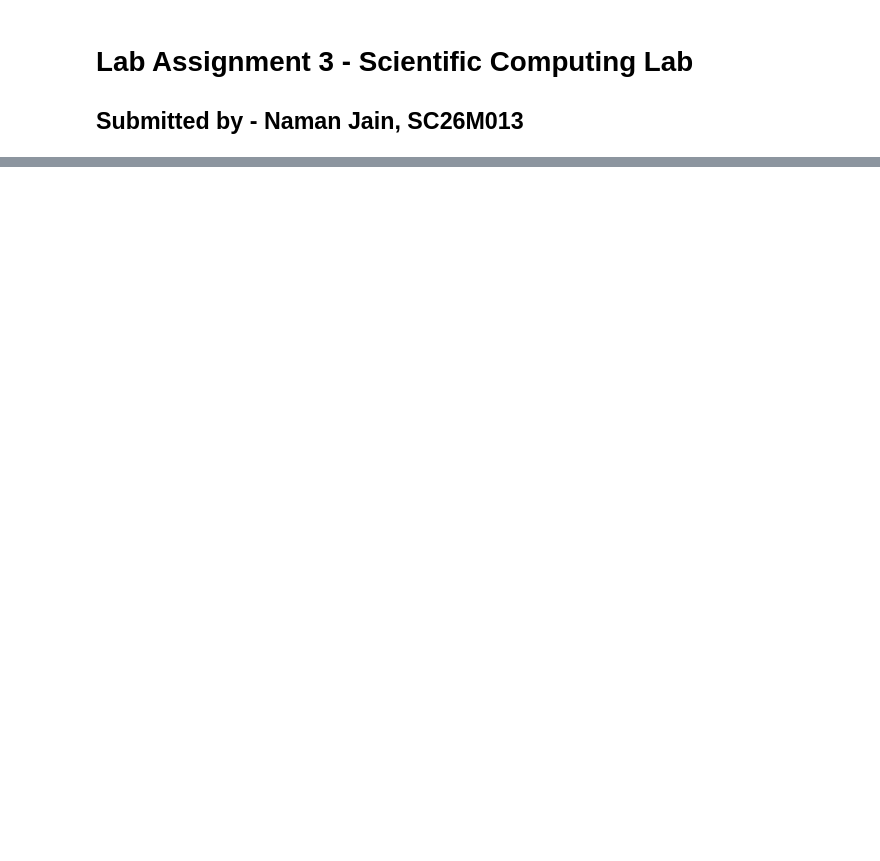
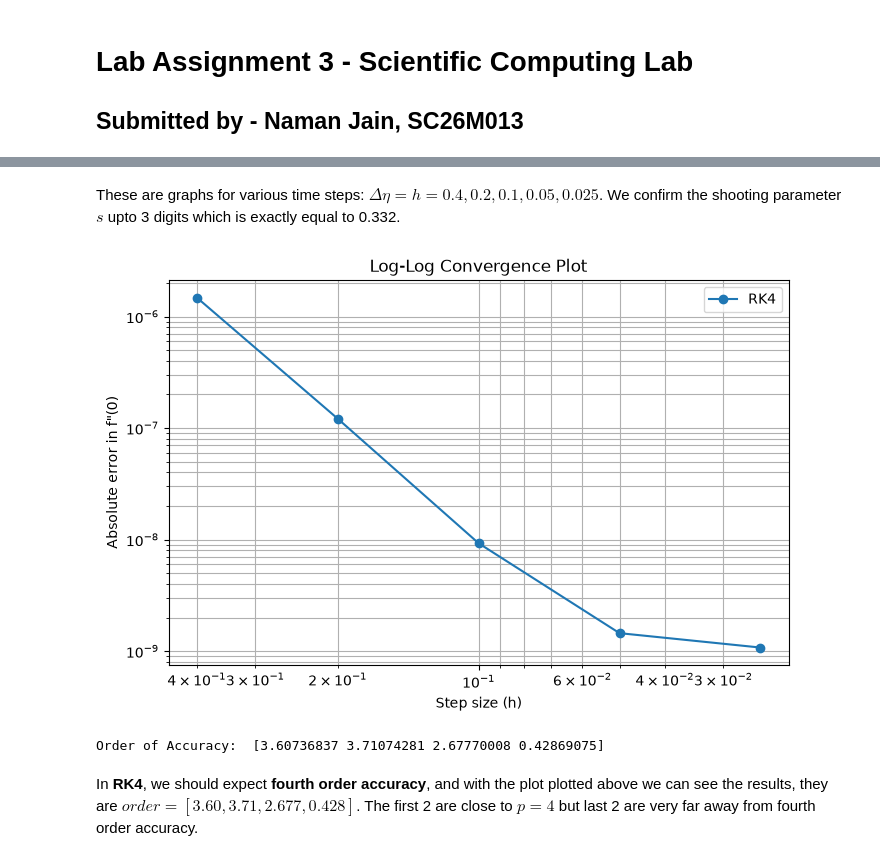
Before and after one commit to ashishbhole/AE801_2026, a Jupyter notebook: numode_bvp/Naman_BVP_ODE.ipynb, the cells around one changed output, grey strips where cells are left out. Cells and saved outputs as stored; diff of their text form; code cells hidden in the pictures; blank space fills up the shorter version.

```diff
--- a/numode_bvp/Naman_BVP_ODE.ipynb
+++ b/numode_bvp/Naman_BVP_ODE.ipynb
@@ -152,0 +341,24 @@ Order of Accuracy:  [3.37342447 3.26884081 3.17952915 3.22159572]
+# %% [markdown]
+These are graphs for various time steps: $\Delta\eta = h = 0.4, 0.2, 0.1, 0.05, 0.025$. We confirm the shooting parameter $s$ upto 3 digits which is exactly equal to 0.332.
+# %%
+order = np.zeros(len(h_values) - 1)
+
+for i in range(len(h_values) - 1):
+    order[i] = np.log(error_values1[i]/error_values1[i + 1])/np.log(h_values[i]/h_values[i + 1])
+
+plt.figure(figsize=(8,5))
+plt.loglog(h_values, error_values1, 'o-', label='RK4')
+plt.xlabel('Step size (h)')
+plt.ylabel('Absolute error in f"(0)')
+plt.title('Log-Log Convergence Plot')
+plt.grid(True, which='both')
+plt.legend()
+plt.gca().invert_xaxis()
+plt.show()
+
+print("Order of Accuracy: ", order)
+# %% [output]
+[figure, added]
+Order of Accuracy:  [3.60736837 3.71074281 2.67770008 0.42869075]
+# %% [markdown]
+In **RK4**, we should expect **fourth order accuracy**, and with the plot plotted above we can see the results, they are $order = [3.60, 3.71, 2.677,  0.428]$. The first 2 are close to $p = 4$ but last 2 are very far away from fourth order accuracy.
```
Also changed, not shown: parts of 11 cells of this notebook.
